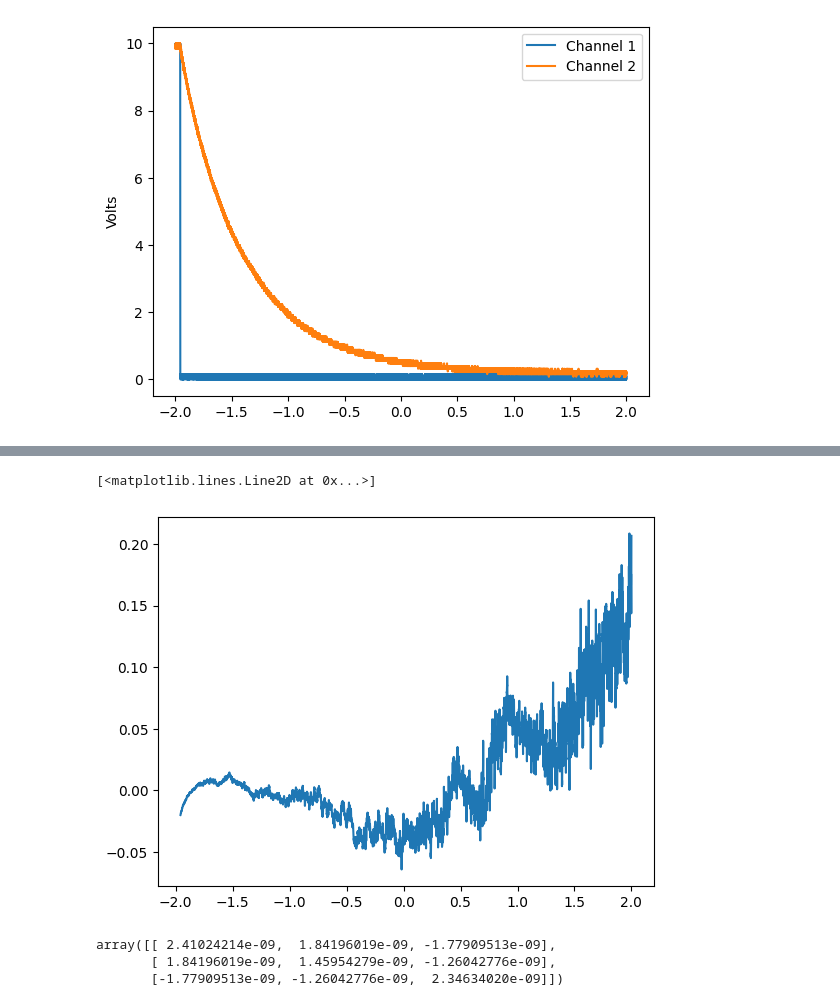
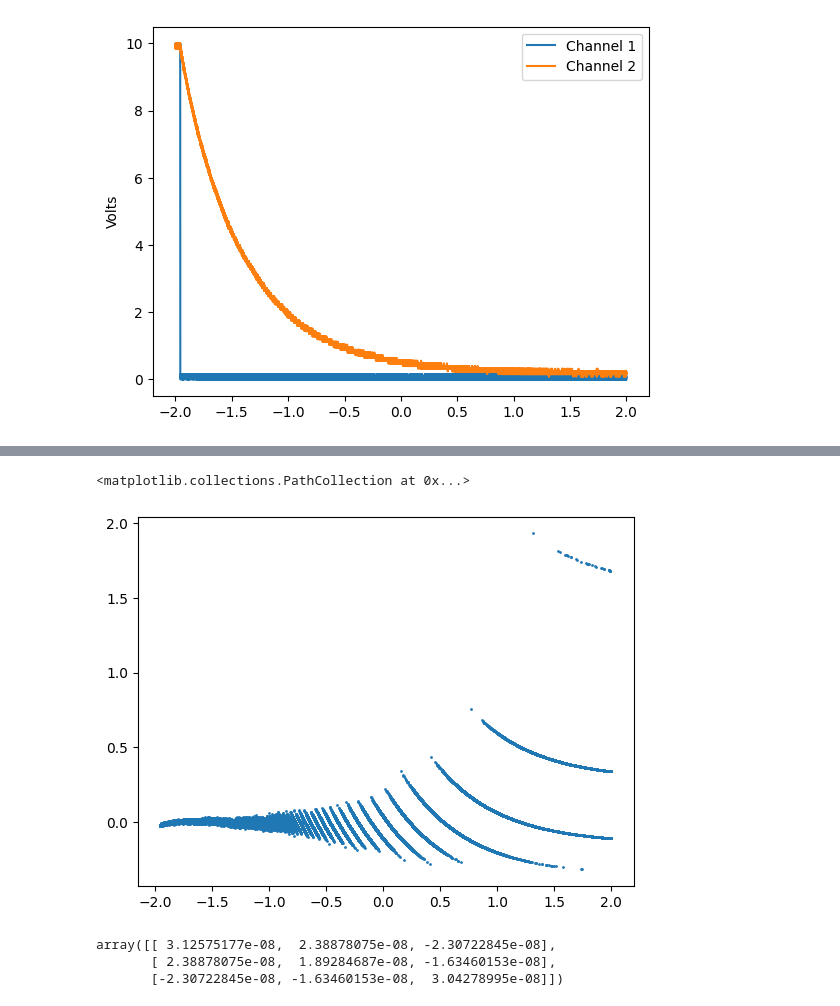
Before and after one commit to xingyzt/5bl, a Jupyter notebook: lab9/1a.ipynb, the cells around one changed output, grey strips where cells are left out. Drawn from its saved outputs; the diff is of its cells as text; code cells hidden in the pictures.

```diff
--- a/lab9/1a.ipynb
+++ b/lab9/1a.ipynb
@@ -79,7 +82,8 @@ from scipy import signal
 sample_frequency = 2e8
 cutoff_frequency = 1e6
 b, a = signal.butter(1, 2*cutoff_frequency/sample_frequency)
-ch2 = signal.filtfilt(b, a, ch2_noisy)
+#ch2 = signal.filtfilt(b, a, ch2_noisy)
+ch2 = ch2_noisy
 plt.plot(t, ch2, lw=1)
 plt.title("Low-pass filter")
 plt.show()
@@ -108,8 +118,8 @@ plt.plot(t, residual)
 # %%
-plt.plot(t, residual / ch2)
+plt.scatter(t, residual / ch2, s=1)
 # %% [output]
-[<matplotlib.lines.Line2D at 0x...>]
+<matplotlib.collections.PathCollection at 0x...>
-[figure, old version]
+[figure, new version]
 # %%
 t_truncated = t[t>-1.5]
 ch2_truncated = ch2[t>-1.5]
@@ -117,9 +127,9 @@ model_truncated = lambda t_truncated, A, RC, z: A * np.exp(-t_truncated/RC) + z
 [A_model_truncated, RC_model_truncated, z_model_truncated], cov_truncated = sp.optimize.curve_fit(model_truncated, t_truncated, ch2_truncated)
 cov_truncated
 # %% [output]
-array([[ 2.41024214e-09,  1.84196019e-09, -1.77909513e-09],
-       [ 1.84196019e-09,  1.45954279e-09, -1.26042776e-09],
-       [-1.77909513e-09, -1.26042776e-09,  2.34634020e-09]])
+array([[ 3.12575177e-08,  2.38878075e-08, -2.30722845e-08],
+       [ 2.38878075e-08,  1.89284687e-08, -1.63460153e-08],
+       [-2.30722845e-08, -1.63460153e-08,  3.04278995e-08]])
 # %%
 plt.plot(t_truncated, ch2_truncated)
 plt.plot(t_truncated, model(t_truncated, A_model_truncated, RC_model_truncated, z_model_truncated))
```
Also changed, not shown: parts of 11 cells of this notebook, 2 other files.
